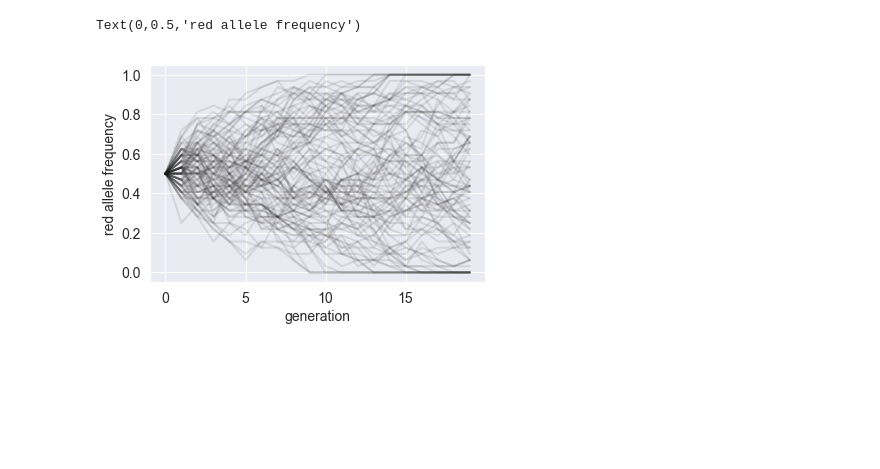
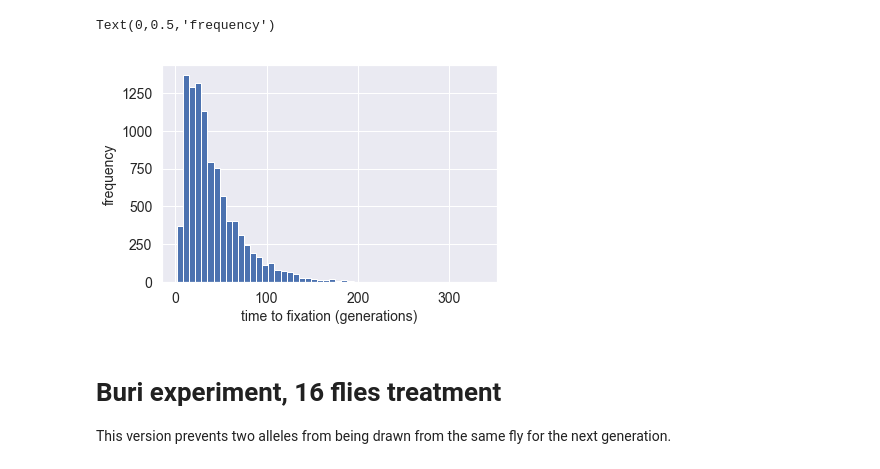
Before and after one commit to RPGroup-PBoC/be262, a Jupyter notebook: code/genetic_drift.ipynb, the cells around one changed output. Saved outputs shown, nothing was run; the diff lists cells and outputs as text; code cells hidden in the pictures; blank space fills up the shorter version.

Commit message:
playing with bag of alleles vs. proper treatment of Buri exp.

```diff
--- a/code/genetic_drift.ipynb
+++ b/code/genetic_drift.ipynb
@@ -37,19 +22,40 @@ red_freq[:,0] = 0.5
+# %%
+# number of vials
+n_vials = 10000
+
+# number of flies in each vial
+n_flies = 16
 # %%
+# array to store time to fixation
+time_to_fix1 = np.zeros(n_vials)
+
 # loop through number of vials
 for v in range(n_vials):
 
-    # loop  through number of generations
-    for g in range(1,n_generations):
+    # start generation counter
+    gen_count = 0
 
-        # determine allele frequency of red in previous generation
-        old_red_freq = red_freq[v,g-1]
+    # initial red frequency
+    old_red_freq = 0.5
+
+    # loop until fixation
+    while True:
 
         # simulate mating for the next generation
+        # 0 is white allele, 1 is red allele
         new_alleles = np.random.choice([0,1], size=n_flies*2,
                                        p=[1-old_red_freq, old_red_freq])
 
         # calculate new red allele frequence
         new_red_freq = sum(new_alleles) / len(new_alleles)
 
-        # update frequency array
-        red_freq[v,g] = new_red_freq
+        # see if fixation has occurred
+        if (new_red_freq == 0) or (new_red_freq == 1):
+            time_to_fix1[v] = gen_count
+            break # exit loop
+
+        # update generation count
+        gen_count += 1
+
+        # update red frequency
+        old_red_freq = new_red_freq
@@ -64,8 +62,11 @@ Text(0,0.5,'frequency')
-# %%
-for v in range(n_vials):
-    plt.plot(red_freq[v,:], alpha=0.1, color='k')
-plt.xlabel("generation")
-plt.ylabel("red allele frequency")
-# %% [output]
-Text(0,0.5,'red allele frequency')
-[figure, removed]
+# %%
+plt.hist(time_to_fix1, bins=50);
+plt.xlabel("time to fixation (generations)")
+plt.ylabel("frequency")
+# %% [output]
+Text(0,0.5,'frequency')
+[figure, added]
+# %% [markdown]
+# Buri experiment, 16 flies treatment
+
+This version prevents two alleles from being drawn from the same fly for the next generation.
```
Also changed, not shown: parts of 13 cells of this notebook.
